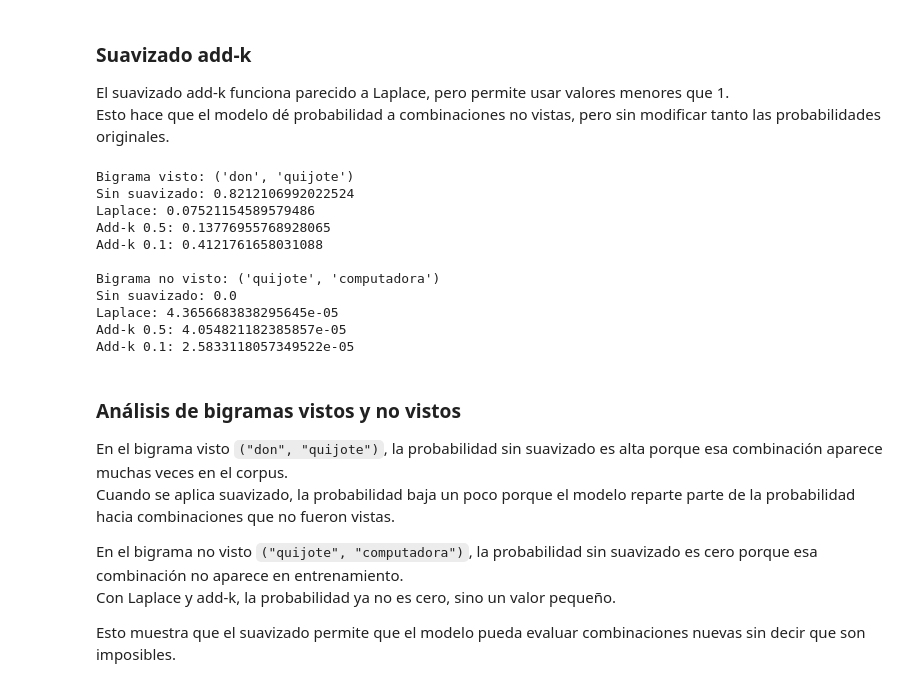
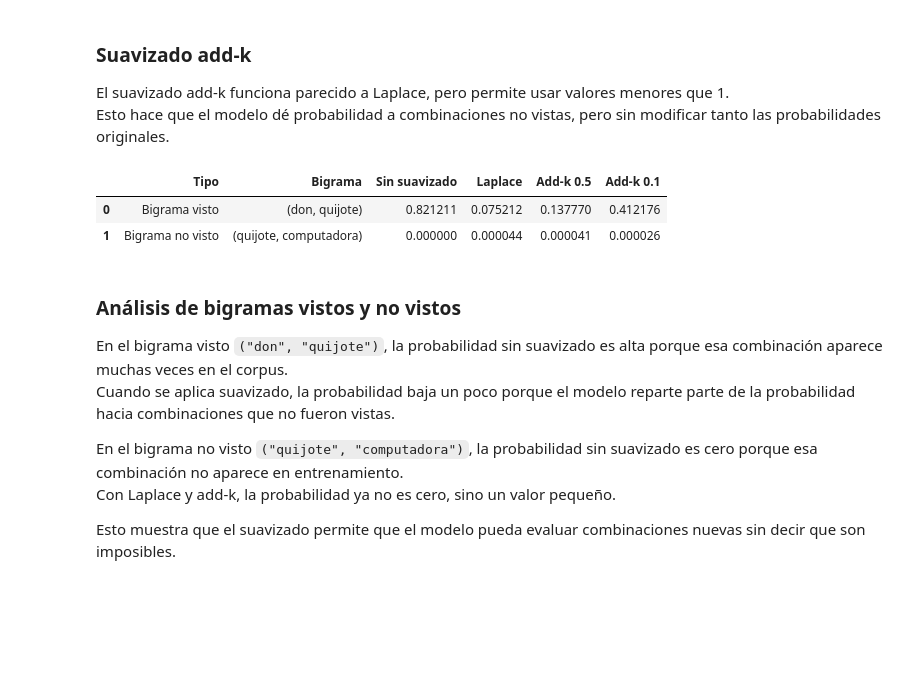
Before and after one commit to Cynthiss/NLP, a Jupyter notebook: Lab_5/Lab_5.ipynb, the cells around one changed output. Drawn from its saved outputs; the diff is of its cells as text; code cells hidden in the pictures; blank space fills up the shorter version.

```diff
--- a/Lab_5/Lab_5.ipynb
+++ b/Lab_5/Lab_5.ipynb
@@ -573,35 +594,41 @@ def probabilidad_bigrama_add_k(palabra_anterior, palabra_actual, k):
 
     return numerador / denominador
 # %%
-# Bigrama que probablemente sí aparece en el corpus
+# Definimos un bigrama visto y uno no visto
 bigrama_visto = ("don", "quijote")
-
-# Bigrama inventado o poco probable
 bigrama_no_visto = ("quijote", "computadora")
 
-print("Bigrama visto:", bigrama_visto)
-print("Sin suavizado:", probabilidad_bigrama_sin_suavizado(bigrama_visto[0], bigrama_visto[1]))
-print("Laplace:", probabilidad_bigrama_laplace(bigrama_visto[0], bigrama_visto[1]))
-print("Add-k 0.5:", probabilidad_bigrama_add_k(bigrama_visto[0], bigrama_visto[1], 0.5))
-print("Add-k 0.1:", probabilidad_bigrama_add_k(bigrama_visto[0], bigrama_visto[1], 0.1))
+# Creamos una lista para guardar los resultados
+comparacion_bigramas = []
 
-print("\nBigrama no visto:", bigrama_no_visto)
-print("Sin suavizado:", probabilidad_bigrama_sin_suavizado(bigrama_no_visto[0], bigrama_no_visto[1]))
-print("Laplace:", probabilidad_bigrama_laplace(bigrama_no_visto[0], bigrama_no_visto[1]))
-print("Add-k 0.5:", probabilidad_bigrama_add_k(bigrama_no_visto[0], bigrama_no_visto[1], 0.5))
-print("Add-k 0.1:", probabilidad_bigrama_add_k(bigrama_no_visto[0], bigrama_no_visto[1], 0.1))
+# Lista de bigramas a comparar
+bigramas = [
+    ("Bigrama visto", bigrama_visto),
+    ("Bigrama no visto", bigrama_no_visto)
+]
+
+# Calculamos las probabilidades para cada bigrama
+for tipo, bigrama in bigramas:
+    palabra_anterior = bigrama[0]
+    palabra_actual = bigrama[1]
+
+    comparacion_bigramas.append({
+        "Tipo": tipo,
+        "Bigrama": bigrama,
+        "Sin suavizado": probabilidad_bigrama_sin_suavizado(palabra_anterior, palabra_actual),
+        "Laplace": probabilidad_bigrama_laplace(palabra_anterior, palabra_actual),
+        "Add-k 0.5": probabilidad_bigrama_add_k(palabra_anterior, palabra_actual, 0.5),
+        "Add-k 0.1": probabilidad_bigrama_add_k(palabra_anterior, palabra_actual, 0.1)
+    })
+
+# Convertimos los resultados a una tabla
+comparacion_bigramas = pd.DataFrame(comparacion_bigramas)
+
+comparacion_bigramas
 # %% [output]
-Bigrama visto: ('don', 'quijote')
-Sin suavizado: 0.8212106992022524
-Laplace: 0.07521154589579486
-Add-k 0.5: 0.13776955768928065
-Add-k 0.1: 0.4121761658031088
-
-Bigrama no visto: ('quijote', 'computadora')
-Sin suavizado: 0.0
-Laplace: 4.3656683838295645e-05
-Add-k 0.5: 4.054821182385857e-05
-Add-k 0.1: 2.5833118057349522e-05
+|  | Tipo | Bigrama | Sin suavizado | Laplace | Add-k 0.5 | Add-k 0.1 |
+| 0 | Bigrama visto | (don, quijote) | 0.821211 | 0.075212 | 0.137770 | 0.412176 |
+| 1 | Bigrama no visto | (quijote, computadora) | 0.000000 | 0.000044 | 0.000041 | 0.000026 |
 # %% [markdown]
 ### Análisis de bigramas vistos y no vistos
 
```
Also changed, not shown: parts of 3 cells of this notebook.
